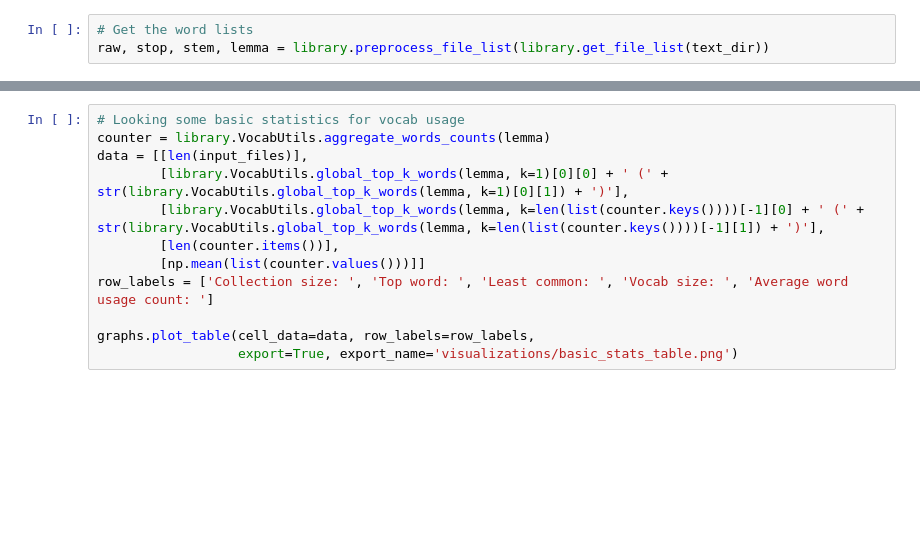
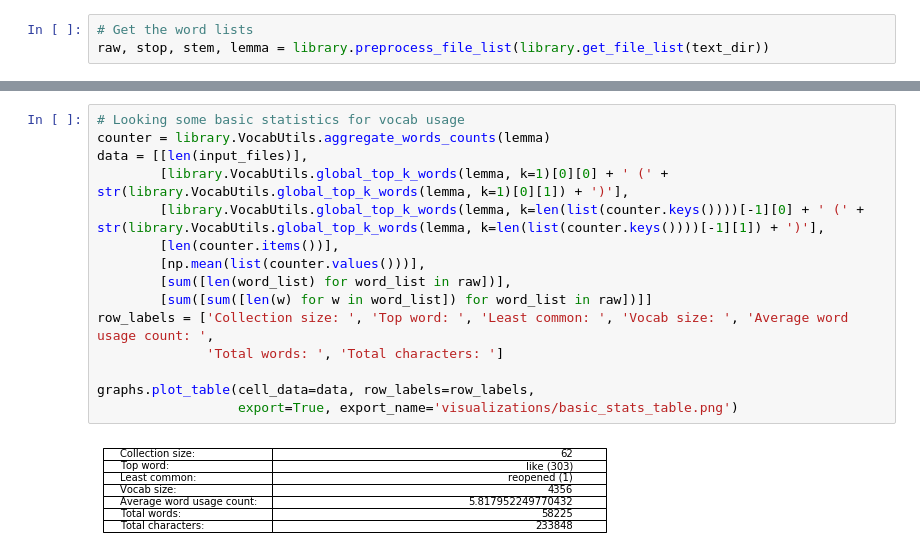
Before and after one commit to hunter-heidenreich/Map-My-Writing, a Jupyter notebook: Mapping My Writing.ipynb, the cells around one changed output, grey strips where cells are left out. Cells and saved outputs as stored; diff of their text form; blank space fills up the shorter version.

Commit message:
[UPD] Updating visuals and the like

```diff
--- a/Mapping My Writing.ipynb
+++ b/Mapping My Writing.ipynb
@@ -27,15 +30,20 @@ graphs.plot_bar_graph(range(len(word_counts_sorted)), word_counts_sorted,
 # %%
 # Looking some basic statistics for vocab usage
 counter = library.VocabUtils.aggregate_words_counts(lemma)
 data = [[len(input_files)],
         [library.VocabUtils.global_top_k_words(lemma, k=1)[0][0] + ' (' + str(library.VocabUtils.global_top_k_words(lemma, k=1)[0][1]) + ')'],
         [library.VocabUtils.global_top_k_words(lemma, k=len(list(counter.keys())))[-1][0] + ' (' + str(library.VocabUtils.global_top_k_words(lemma, k=len(list(counter.keys())))[-1][1]) + ')'],
         [len(counter.items())],
-        [np.mean(list(counter.values()))]]
-row_labels = ['Collection size: ', 'Top word: ', 'Least common: ', 'Vocab size: ', 'Average word usage count: ']
+        [np.mean(list(counter.values()))],
+        [sum([len(word_list) for word_list in raw])],
+        [sum([sum([len(w) for w in word_list]) for word_list in raw])]]
+row_labels = ['Collection size: ', 'Top word: ', 'Least common: ', 'Vocab size: ', 'Average word usage count: ',
+              'Total words: ', 'Total characters: ']
 
 graphs.plot_table(cell_data=data, row_labels=row_labels,
                   export=True, export_name='visualizations/basic_stats_table.png')
+# %% [output]
+[figure, added]
 # %%
 # Let's look at word count over time
 raw_wc = [len(word_list) for word_list in raw]
```
Also changed, not shown: parts of 2 cells of this notebook, 5 other files.
